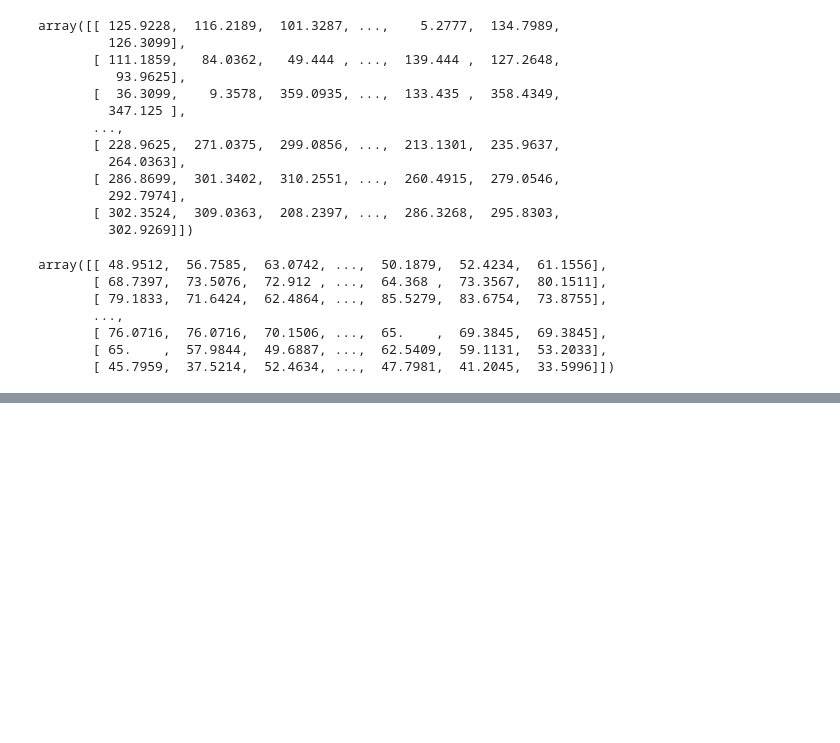
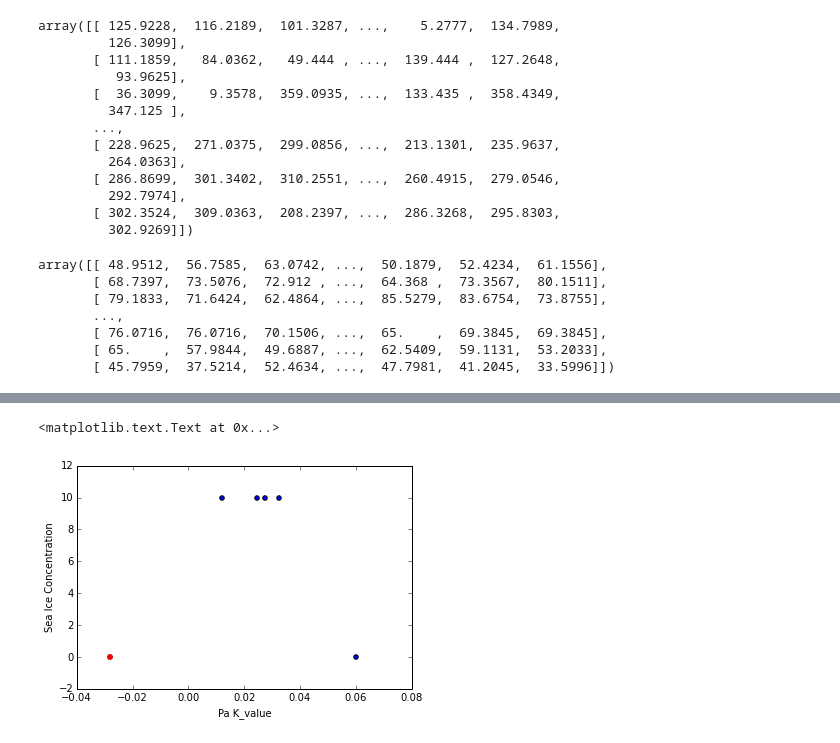
Before and after one commit to UBC-MOAD/analysis-cindy, a Jupyter notebook: notebooks/SesIce Concentration.ipynb, the cells around one changed output, grey strips where cells are left out. Cells and saved outputs as stored; diff of their text form; code cells hidden in the pictures; blank space fills up the shorter version.

```diff
--- a/notebooks/SesIce Concentration.ipynb
+++ b/notebooks/SesIce Concentration.ipynb
@@ -109,0 +141,10 @@ plt.title("Sea Ice Concentration")
+# %%
+x = np.array([0.027325463991335147,0.024510694785748719,0.011888324873096453,0.032469161614049787,-0.028055099512585252,0.060141897395522552])
+y = np.array([10, 10,10,10,0,0])
+plt.scatter(x,y)
+plt.scatter(x[4],y[4],color='red')
+plt.xlabel('Pa K_value')
+plt.ylabel('Sea Ice Concentration')
+# %% [output]
+<matplotlib.text.Text at 0x...>
+[figure, added]
```
Also changed, not shown: parts of 8 cells of this notebook.
